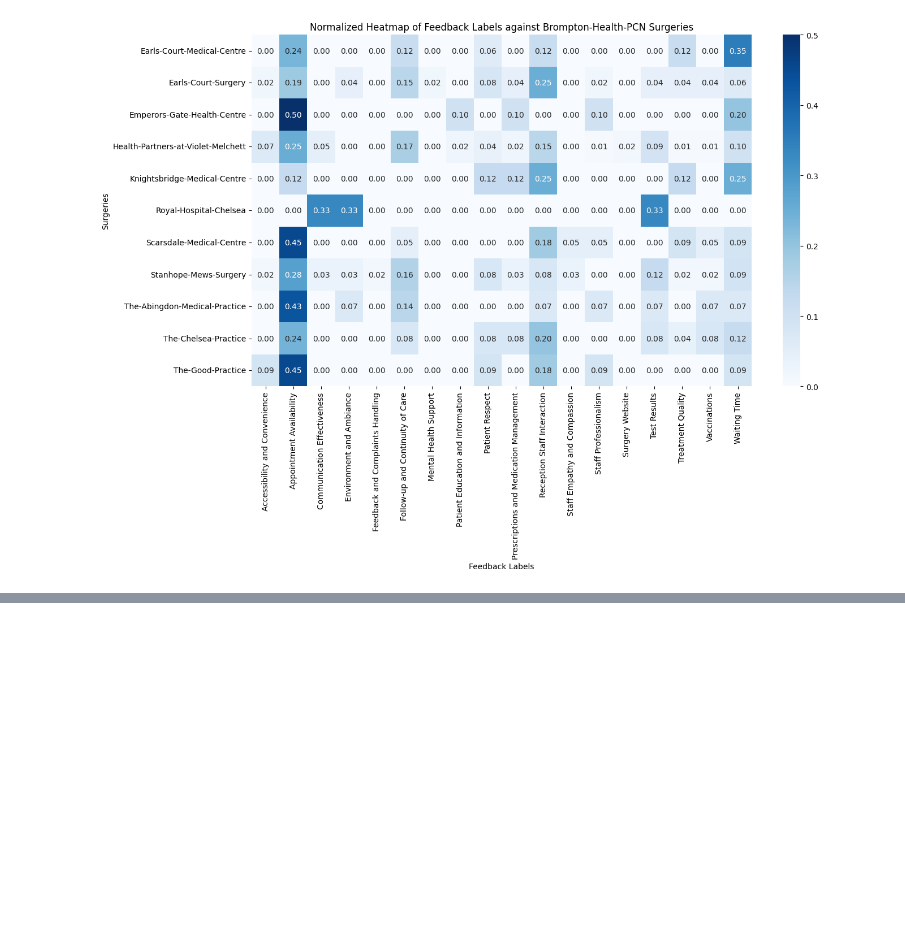
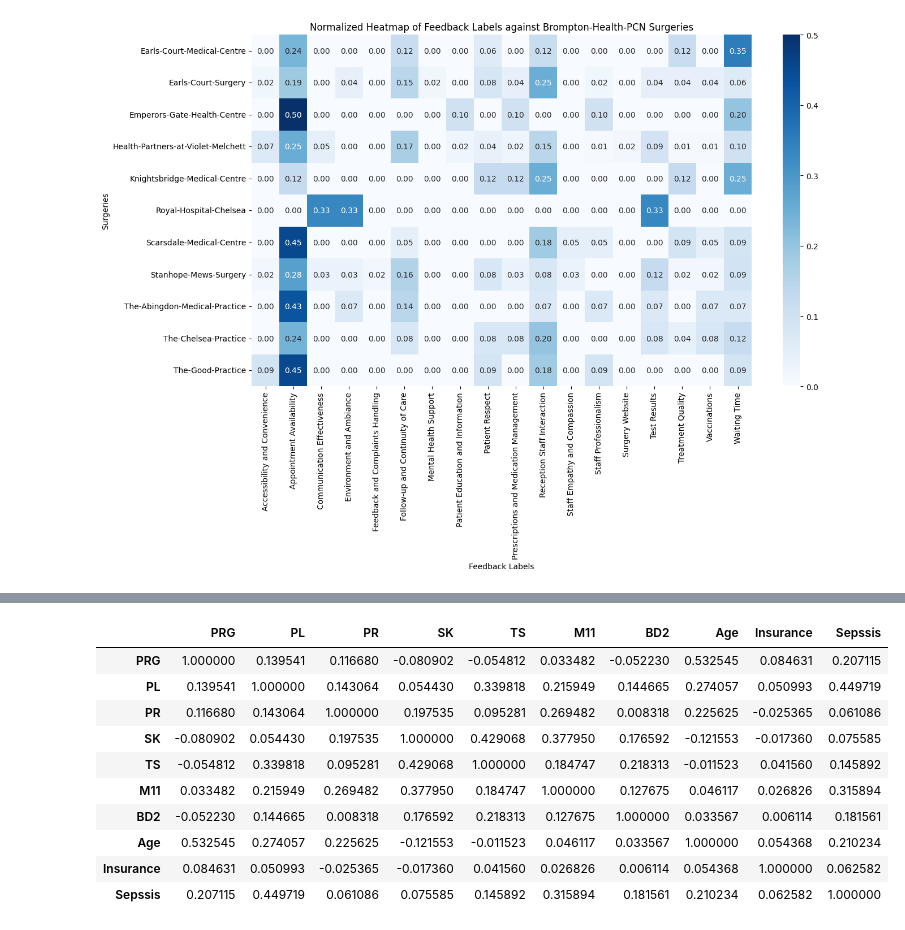
Before and after one commit to janduplessis883/ai-medreview, a Jupyter notebook: notebooks/Untitled.ipynb, the cells around one changed output, grey strips where cells are left out. Saved outputs shown, nothing was run; the diff lists cells and outputs as text; code cells hidden in the pictures; blank space fills up the shorter version.

```diff
--- a/notebooks/Untitled.ipynb
+++ b/notebooks/Untitled.ipynb
@@ -96,0 +170,14 @@ plt.show()
+# %%
+data.corr()
+# %% [output]
+|  | PRG | PL | PR | SK | TS | M11 | BD2 | Age | Insurance | Sepssis |
+| PRG | 1.000000 | 0.139541 | 0.116680 | -0.080902 | -0.054812 | 0.033482 | -0.052230 | 0.532545 | 0.084631 | 0.207115 |
+| PL | 0.139541 | 1.000000 | 0.143064 | 0.054430 | 0.339818 | 0.215949 | 0.144665 | 0.274057 | 0.050993 | 0.449719 |
+| PR | 0.116680 | 0.143064 | 1.000000 | 0.197535 | 0.095281 | 0.269482 | 0.008318 | 0.225625 | -0.025365 | 0.061086 |
+| SK | -0.080902 | 0.054430 | 0.197535 | 1.000000 | 0.429068 | 0.377950 | 0.176592 | -0.121553 | -0.017360 | 0.075585 |
+| TS | -0.054812 | 0.339818 | 0.095281 | 0.429068 | 1.000000 | 0.184747 | 0.218313 | -0.011523 | 0.041560 | 0.145892 |
+| M11 | 0.033482 | 0.215949 | 0.269482 | 0.377950 | 0.184747 | 1.000000 | 0.127675 | 0.046117 | 0.026826 | 0.315894 |
+| BD2 | -0.052230 | 0.144665 | 0.008318 | 0.176592 | 0.218313 | 0.127675 | 1.000000 | 0.033567 | 0.006114 | 0.181561 |
+| Age | 0.532545 | 0.274057 | 0.225625 | -0.121553 | -0.011523 | 0.046117 | 0.033567 | 1.000000 | 0.054368 | 0.210234 |
+| Insurance | 0.084631 | 0.050993 | -0.025365 | -0.017360 | 0.041560 | 0.026826 | 0.006114 | 0.054368 | 1.000000 | 0.062582 |
+| Sepssis | 0.207115 | 0.449719 | 0.061086 | 0.075585 | 0.145892 | 0.315894 | 0.181561 | 0.210234 | 0.062582 | 1.000000 |
```
Also changed, not shown: parts of 12 cells of this notebook, 2 other files.
